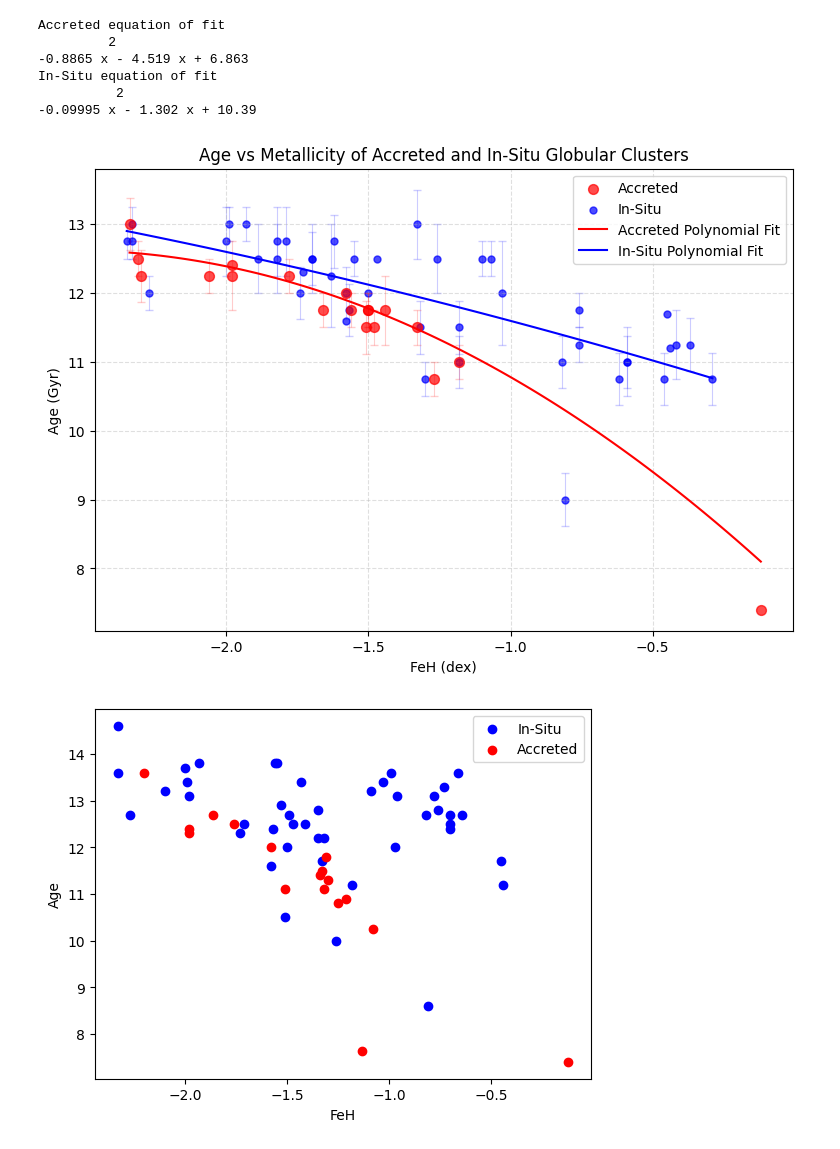
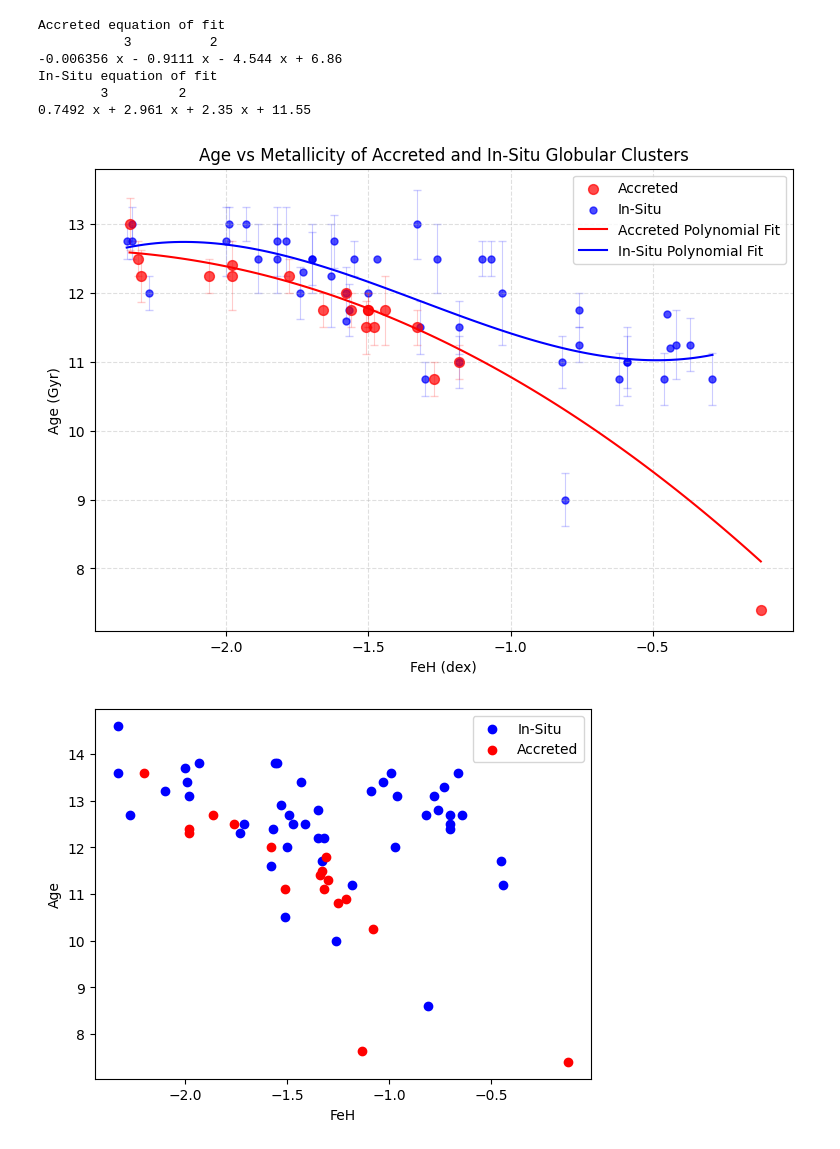
Before and after one commit to vishnusivamogga/PHYS3116_shrek, a Jupyter notebook: age_metallicity.ipynb, the cells around one changed output. Drawn from its saved outputs; the diff is of its cells as text; code cells hidden in the pictures.

```diff
--- a/age_metallicity.ipynb
+++ b/age_metallicity.ipynb
@@ -93,41 +93,41 @@ ax.errorbar(InSitu['FeH'], InSitu['Age'], yerr=InSitu['Age_err'], fmt='none', ec
 
 ax.grid(True, ls='--', alpha=0.4)
 
-coeffs = np.polyfit(Accreted['FeH'], Accreted['Age'], deg=2)
+coeffs = np.polyfit(Accreted['FeH'], Accreted['Age'], deg=3)
 poly_func1 = np.poly1d(coeffs)
 x_smooth1 = np.linspace(Accreted['FeH'].min(), Accreted['FeH'].max(), 100)
 y_smooth1 = poly_func1(x_smooth)
 plt.plot(x_smooth1, y_smooth1, color='red', label='Accreted Polynomial Fit')
 
 print("Accreted equation of fit")
 print(poly_func1)
 
 
-coeffs = np.polyfit(InSitu['FeH'], InSitu['Age'], deg=2)
+coeffs = np.polyfit(InSitu['FeH'], InSitu['Age'], deg=3)
 poly_func = np.poly1d(coeffs)
 x_smooth = np.linspace(InSitu['FeH'].min(), InSitu['FeH'].max(), 100)
 y_smooth = poly_func(x_smooth)
 plt.plot(x_smooth, y_smooth, color='blue', label='In-Situ Polynomial Fit')
 
 print("In-Situ equation of fit")
 print(poly_func)
 
 
 # Add labels and legend
 ax.set_xlabel('FeH (dex)')
 ax.set_ylabel('Age (Gyr)')
 ax.legend()
 ax.set_title('Age vs Metallicity of Accreted and In-Situ Globular Clusters')
 
 plt.show()
 # %% [output]
 Accreted equation of fit
-         2
--0.8865 x - 4.519 x + 6.863
+           3          2
+-0.006356 x - 0.9111 x - 4.544 x + 6.86
 In-Situ equation of fit
-          2
--0.09995 x - 1.302 x + 10.39
+        3         2
+0.7492 x + 2.961 x + 2.35 x + 11.55
-[figure, old version]
+[figure, new version]
 # %%
 # Create a mask for IDs in int_accreted
 mask = Krause['Object'].isin(set_accreted)
```
Also changed, not shown: parts of 4 cells of this notebook, 1 other file.
